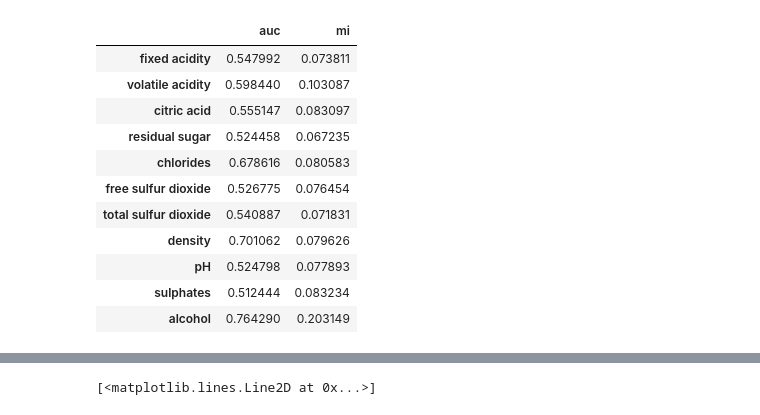
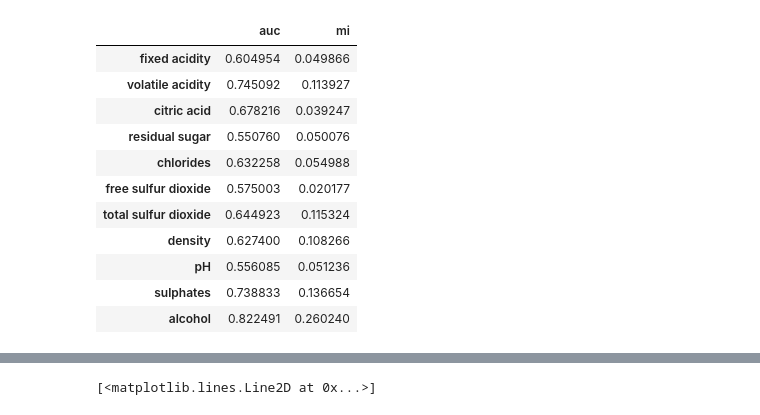
Before and after one commit to dtrakht/1001-Team-Project, a Jupyter notebook: code/Feature Ranking.ipynb, the cells around one changed output, grey strips where cells are left out. Cells and saved outputs as stored; diff of their text form; code cells hidden in the pictures.

```diff
--- a/code/Feature Ranking.ipynb
+++ b/code/Feature Ranking.ipynb
@@ -8,11 +8,16 @@ import numpy as np
 parent_path = str(os.path.dirname(os.getcwd()))
 reds = pd.read_csv(parent_path + "/data/winequality-red.csv", delimiter = ";")
 whites = pd.read_csv(parent_path + "/data/winequality-white.csv", delimiter = ";")
-wines = pd.concat([reds, whites], axis = 0)
+# wines = pd.concat([reds, whites], axis = 0)
 #creating is_good field for binary classification
-wines['is_good'] = np.where(wines['quality'] < 7, 0, 1)
+# wines['is_good'] = np.where(wines['quality'] < 7, 0, 1)
+reds['is_good'] = np.where(reds['quality'] < 7, 0, 1)
+whites['is_good'] = np.where(whites['quality'] < 7, 0, 1)
 #dropping quality so model doesn't learn this
-wines = wines.drop('quality',1)
-wines
+# wines = wines.drop('quality',1)
+reds = reds.drop('quality',1)
+whites = whites.drop('quality',1)
+reds
+whites
 # %% [output]
 |  | fixed acidity | volatile acidity | citric acid | residual sugar | chlorides | free sulfur dioxide | ... |
@@ -33,10 +38,10 @@ wines
 from sklearn.tree import DecisionTreeClassifier
 
 #build a decision tree with max_depth = 20 using entropy
-Y = wines['is_good']
-X = wines.drop('is_good', 1)
+Yred = reds['is_good']
+Xred = reds.drop('is_good', 1)
 dt = DecisionTreeClassifier(criterion = 'entropy', max_depth = 20)
-dt.fit(X, Y)
+dt.fit(Xred, Yred)
 
 #Now use built in feature importance attribute to get MI of each feature and Y
-feature_mi = dt.feature_importances_
+feature_mi_red = dt.feature_importances_
@@ -43,6 +54,7 @@ feature_mi = dt.feature_importances_
 # %%
 #Add features and their importances to a dictionary
-feature_mi_dict = dict(zip(X.columns.values, feature_mi))
+feature_mi_dict_red = dict(zip(Xred.columns.values, feature_mi_red))
+feature_mi_dict_white = dict(zip(Xwhite.columns.values, feature_mi_white))
 # %%
 #define a function to print ROC curves.
 #It should take in only arrays/lists of predictions and outcomes
@@ -87,9 +99,9 @@ ax = plt.subplot(111)
 
 #Plot the univariate AUC on the training data. Store the AUC
 
-feature_auc_dict = {}
-for col in wines.drop('is_good',1).columns:
-    feature_auc_dict[col] = plotUnivariateROC(wines[col], Y, col)
+feature_auc_dict_red = {}
+for col in reds.drop('is_good',1).columns:
+    feature_auc_dict_red[col] = plotUnivariateROC(reds[col], Yred, col)
 
 
 # Put a legend below current axis
@@ -103,21 +134,21 @@ ax.legend(loc = 'upper center', bbox_to_anchor = (0.5, -0.15), fancybox = True,
 # %%
 #Add auc and mi each to a single dataframe
-df_auc = pd.DataFrame(pd.Series(feature_auc_dict), columns = ['auc'])
-df_mi = pd.DataFrame(pd.Series(feature_mi_dict), columns = ['mi'])
+df_auc_red = pd.DataFrame(pd.Series(feature_auc_dict_red), columns = ['auc'])
+df_mi_red = pd.DataFrame(pd.Series(feature_mi_dict_red), columns = ['mi'])
 
 #Now merge the two on the feature name
-feat_imp_df = df_auc.merge(df_mi, left_index = True, right_index = True)
-feat_imp_df
+feat_imp_df_red = df_auc_red.merge(df_mi_red, left_index = True, right_index = True)
+feat_imp_df_red
 # %% [output]
 |  | auc | mi |
-| fixed acidity | 0.547992 | 0.073811 |
-| volatile acidity | 0.598440 | 0.103087 |
-| citric acid | 0.555147 | 0.083097 |
-| residual sugar | 0.524458 | 0.067235 |
-| chlorides | 0.678616 | 0.080583 |
-| free sulfur dioxide | 0.526775 | 0.076454 |
-| total sulfur dioxide | 0.540887 | 0.071831 |
-| density | 0.701062 | 0.079626 |
-| pH | 0.524798 | 0.077893 |
-| sulphates | 0.512444 | 0.083234 |
-| alcohol | 0.764290 | 0.203149 |
+| fixed acidity | 0.604954 | 0.049866 |
+| volatile acidity | 0.745092 | 0.113927 |
+| citric acid | 0.678216 | 0.039247 |
+| residual sugar | 0.550760 | 0.050076 |
+| chlorides | 0.632258 | 0.054988 |
+| free sulfur dioxide | 0.575003 | 0.020177 |
+| total sulfur dioxide | 0.644923 | 0.115324 |
+| density | 0.627400 | 0.108266 |
+| pH | 0.556085 | 0.051236 |
+| sulphates | 0.738833 | 0.136654 |
+| alcohol | 0.822491 | 0.260240 |
```
Also changed, not shown: parts of 5 cells of this notebook.
